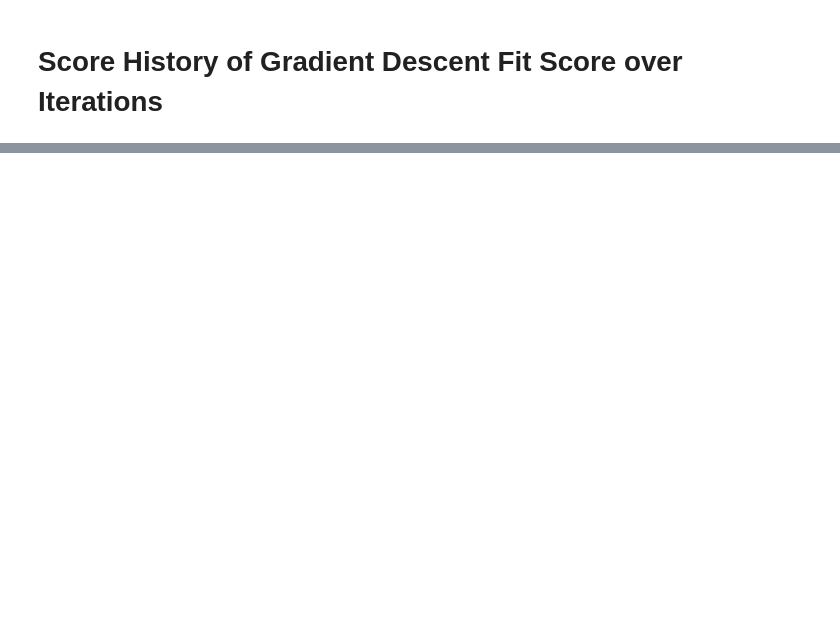
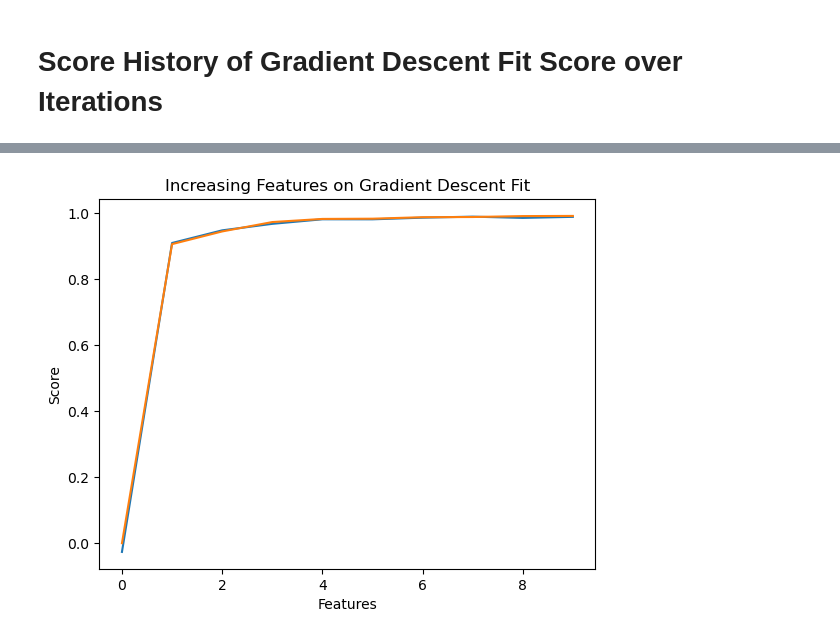
Before and after one commit to juliafairbank7/juliafairbank7.github.io, a Jupyter notebook: posts/linear-regression-post/index.ipynb, the cells around one changed output, grey strips where cells are left out. Saved outputs shown, nothing was run; the diff lists cells and outputs as text; code cells hidden in the pictures; blank space fills up the shorter version.

```diff
--- a/posts/linear-regression-post/index.ipynb
+++ b/posts/linear-regression-post/index.ipynb
@@ -106,0 +229,35 @@ plt.plot(LinReg.score_history, color = "blue");
+# %%
+def LR_GD_features(n_train = 100, n_val = 100, p_features = 5, noise = .1, w = None):
+    if w is None:
+        w = np.random.rand(p_features + 1) + .2
+
+    X_train = np.random.rand(n_train, p_features)
+    y_train = pad(X_train)@w + noise*np.random.randn(n_train)
+
+    X_val = np.random.rand(n_val, p_features)
+    y_val = pad(X_val)@w + noise*np.random.randn(n_val)
+
+    return X_train, y_train, X_val, y_val
+
+n_train = 1000
+n_val = 100
+noise = 0.2
+
+feature_count = []
+testing_scores = []
+validation_scores = []
+
+for i in range(n_val-1):
+    p_features = i
+    feature_count.append(i)
+    X_train, y_train, X_val, y_val = LR_data(n_train, n_val, p_features, noise)
+    LR_GD_features = LinearRegression()
+    LR_GD_features.fit_gradient(X_train, y_train, alpha = 0.00003, max_epochs = 40000)
+    testing_scores.append(LR_GD_features.score(X_train, y_train).round(4))
+    validation_scores.append(LR_GD_features.score(X_val, y_val).round(4))
+# %%
+plt.plot(validation_scores)
+plt.plot(testing_scores)
+labels = plt.gca().set(title = "Increasing Features on Gradient Descent Fit", xlabel = "Features", ylabel = "Score")
+# %% [output]
+[figure, added]
```
Also changed, not shown: parts of 21 cells of this notebook, 16 other files.
